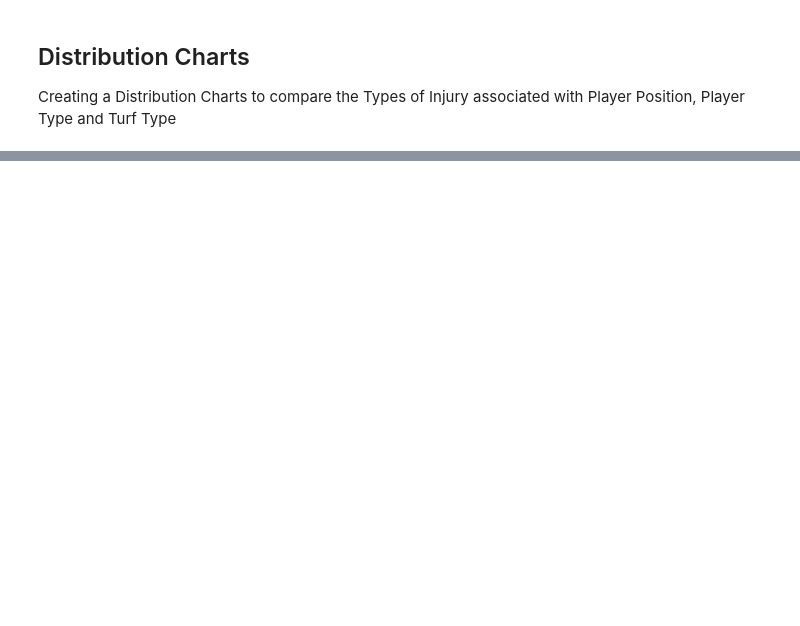
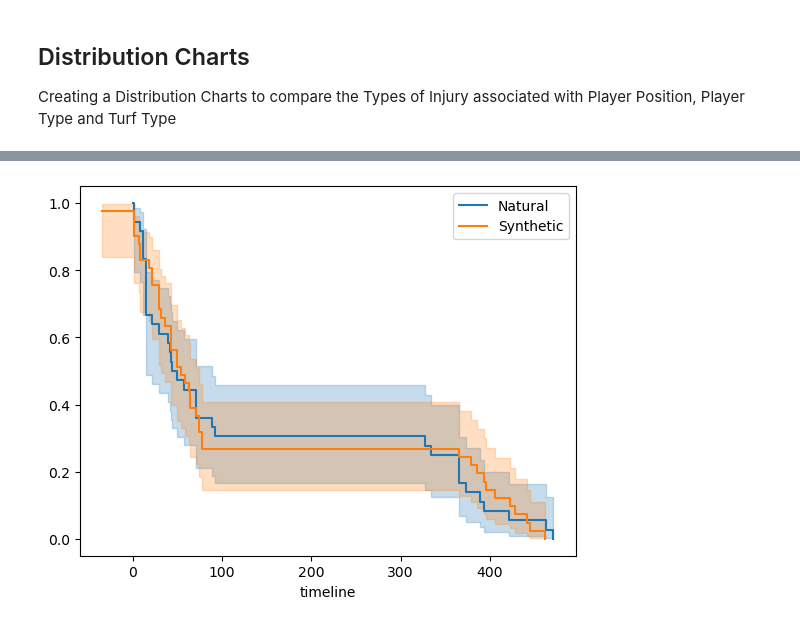
Before and after one commit to davisdw/NFL_Penalty_Injury_-_Draft_Data_Prediction, a Jupyter notebook: nfl_injury_data.ipynb, the cells around one changed output, grey strips where cells are left out. Saved outputs shown, nothing was run; the diff lists cells and outputs as text; code cells hidden in the pictures; blank space fills up the shorter version.

```diff
--- a/nfl_injury_data.ipynb
+++ b/nfl_injury_data.ipynb
@@ -343,0 +416,17 @@ Models possibly be used in following:
+# %%
+# create KaplanMeierFitter to compare the two grass turf types within single plot
+# using Kaplan Meier Curves to analyze time until the event (i.e. displaying number of days played until injury occurs)
+D = injury_playlist_merge['PlayerDay'].dropna()
+E = injury_playlist_merge['PlayerDay'].dropna()
+
+grass_type = injury_playlist_merge['Surface']
+nat = (grass_type == 'Natural')
+syn = (grass_type == 'Synthetic')
+
+kmf.fit(D[nat], E[nat],label='Natural')
+ax1 = kmf.plot()
+
+kmf.fit(D[syn], E[syn], label='Synthetic')
+ax2 = kmf.plot(ax = ax1)
+# %% [output]
+[figure, added]
```
Also changed, not shown: parts of 39 cells of this notebook, 1 other file.
